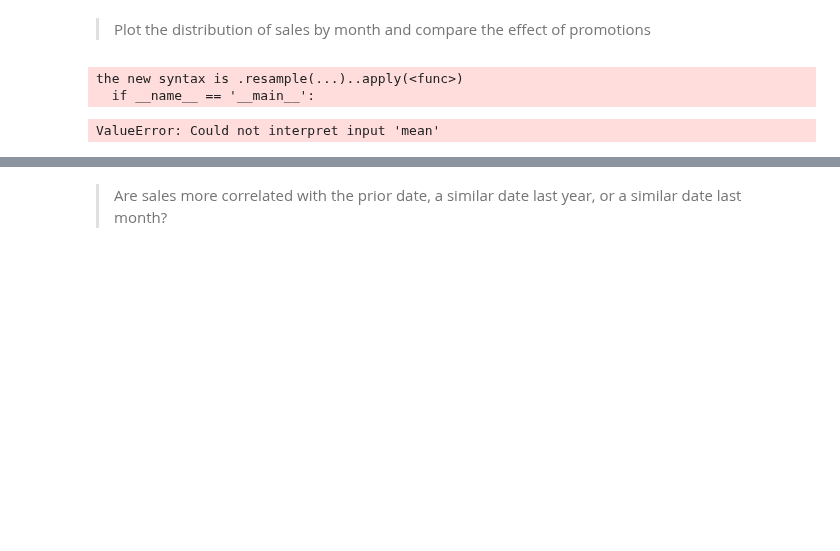
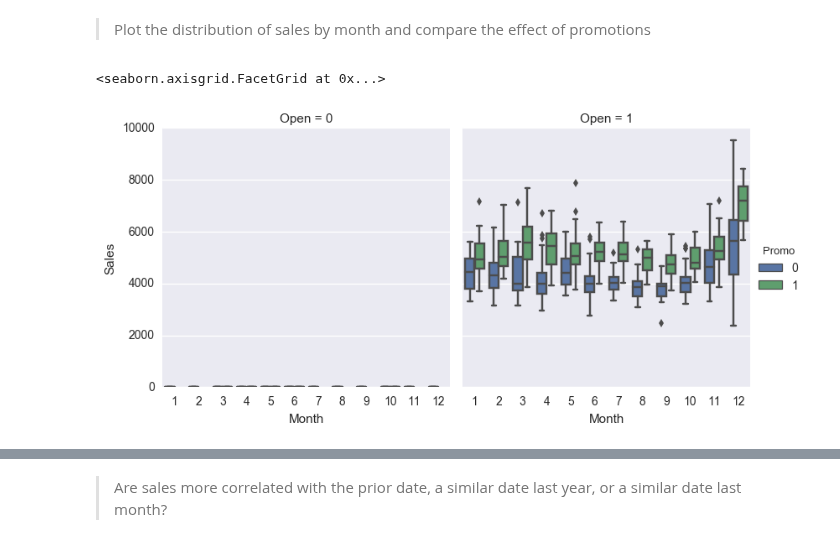
Before and after one commit to spockl/GA-DSI, a Jupyter notebook: curriculum/week-12/1.2-autocorrelation/w12d1-autocorrelation-codealong-workbook.ipynb, the cells around one changed output, grey strips where cells are left out. Drawn from its saved outputs; the diff is of its cells as text; code cells hidden in the pictures; blank space fills up the shorter version.

```diff
--- a/curriculum/week-12/1.2-autocorrelation/w12d1-autocorrelation-codealong-workbook.ipynb
+++ b/curriculum/week-12/1.2-autocorrelation/w12d1-autocorrelation-codealong-workbook.ipynb
@@ -243,23 +238,12 @@ pd.expanding_mean(daily_store_sales).head()
 # %%
 sns.factorplot(
     col='Open',
-    x='DayOfWeek',
+    hue='Promo',
+    x='Month',
     y='Sales',
     data=store1_data,
     kind='box'
-    )
+)
+# %% [output]
+<seaborn.axisgrid.FacetGrid at 0x...>
+[figure, added]
-# %%
-monthly_sales = data[['Sales']].resample('M', how=['mean'])
-# %% [output]
-the new syntax is .resample(...)..apply(<func>)
-  if __name__ == '__main__':
-# %%
-sns.factorplot(
-    col='Promo',
-    x='mean',
-    y='Sales',
-    data=monthly_sales,
-    kind='box'
-    )
-# %% [output]
-ValueError: Could not interpret input 'mean'
```
Also changed, not shown: parts of 15 cells of this notebook, 6 other files.
